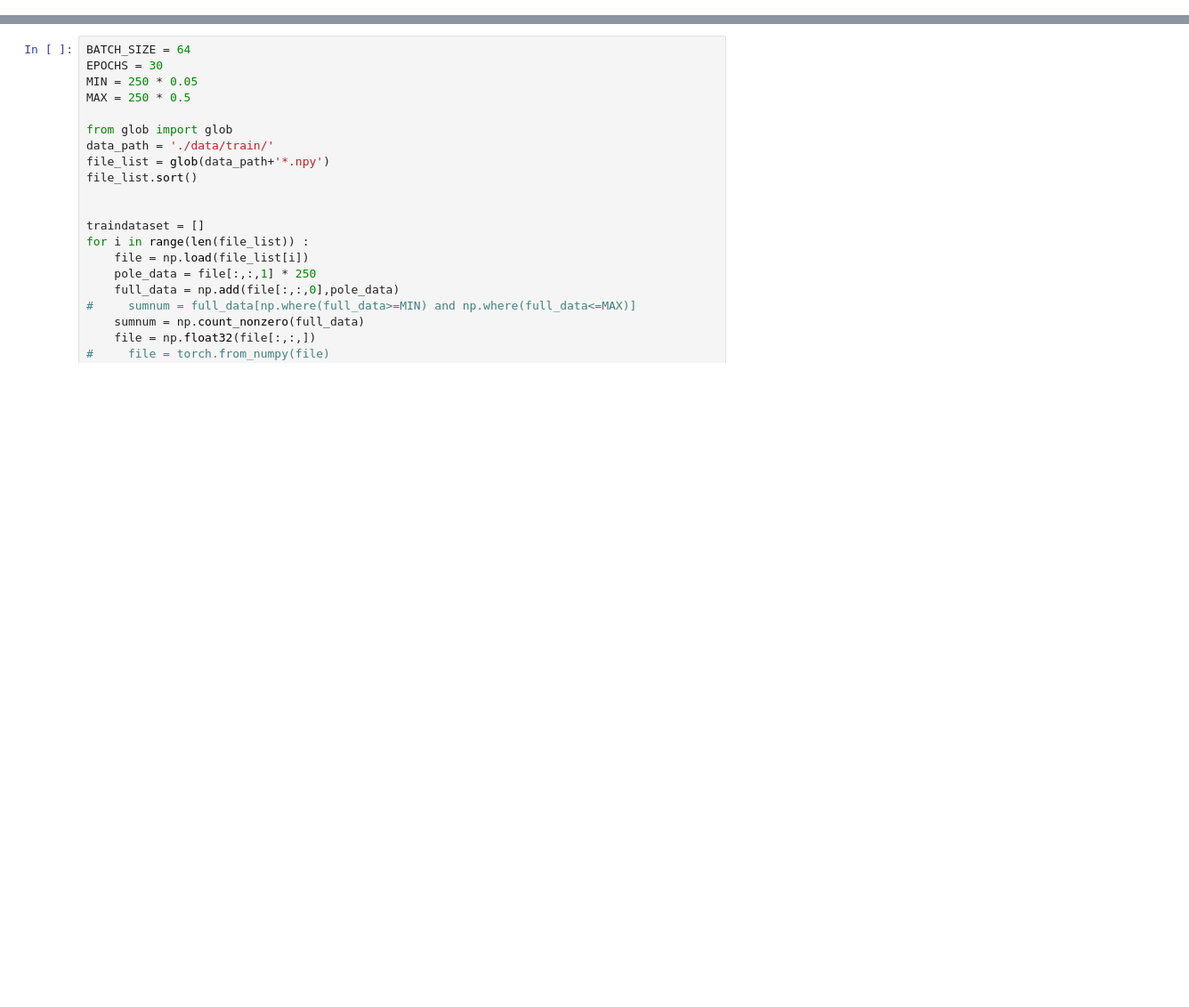
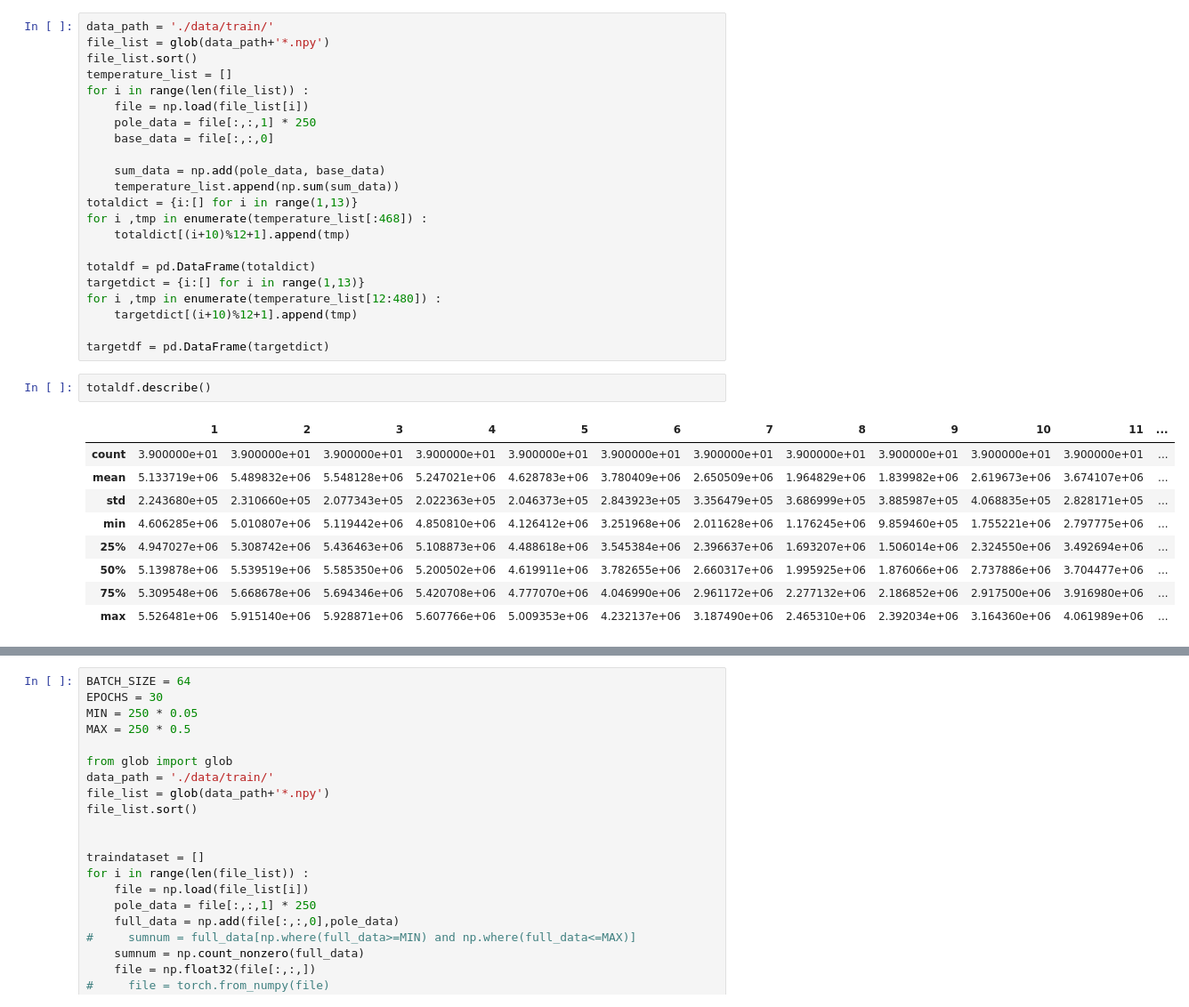
Before and after one commit to BenchleyKim/DeepDive, a Jupyter notebook: DACON/Month13/Untitled1.ipynb, the cells around one changed output, grey strips where cells are left out. Shown: that part at 89% size. Saved outputs shown, nothing was run; the diff lists cells and outputs as text; blank space fills up the shorter version.

```diff
--- a/DACON/Month13/Untitled1.ipynb
+++ b/DACON/Month13/Untitled1.ipynb
@@ -18,3 +30,37 @@ else :
 print('Using PyTorch version:', torch.__version__, ' Device:', DEVICE)
 # %% [output]
 Using PyTorch version: 1.7.1  Device: cuda
+# %%
+data_path = './data/train/'
+file_list = glob(data_path+'*.npy')
+file_list.sort()
+temperature_list = []
+for i in range(len(file_list)) :
+    file = np.load(file_list[i])
+    pole_data = file[:,:,1] * 250
+    base_data = file[:,:,0]
+
+    sum_data = np.add(pole_data, base_data)
+    temperature_list.append(np.sum(sum_data))
+totaldict = {i:[] for i in range(1,13)}
+for i ,tmp in enumerate(temperature_list[:468]) :
+    totaldict[(i+10)%12+1].append(tmp)
+
+totaldf = pd.DataFrame(totaldict)
+targetdict = {i:[] for i in range(1,13)}
+for i ,tmp in enumerate(temperature_list[12:480]) :
+    targetdict[(i+10)%12+1].append(tmp)
+
+targetdf = pd.DataFrame(targetdict)
+# %%
+totaldf.describe()
+# %% [output]
+|  | 1 | 2 | 3 | 4 | 5 | 6 | 7 | 8 | 9 | 10 | 11 | ... |
+| count | 3.900000e+01 | 3.900000e+01 | 3.900000e+01 | 3.900000e+01 | 3.900000e+01 | 3.900000e+01 | 3.900000e+01 | 3.900000e+01 | 3.900000e+01 | 3.900000e+01 | 3.900000e+01 | ... |
+| mean | 5.133719e+06 | 5.489832e+06 | 5.548128e+06 | 5.247021e+06 | 4.628783e+06 | 3.780409e+06 | 2.650509e+06 | 1.964829e+06 | 1.839982e+06 | 2.619673e+06 | 3.674107e+06 | ... |
+| std | 2.243680e+05 | 2.310660e+05 | 2.077343e+05 | 2.022363e+05 | 2.046373e+05 | 2.843923e+05 | 3.356479e+05 | 3.686999e+05 | 3.885987e+05 | 4.068835e+05 | 2.828171e+05 | ... |
+| min | 4.606285e+06 | 5.010807e+06 | 5.119442e+06 | 4.850810e+06 | 4.126412e+06 | 3.251968e+06 | 2.011628e+06 | 1.176245e+06 | 9.859460e+05 | 1.755221e+06 | 2.797775e+06 | ... |
+| 25% | 4.947027e+06 | 5.308742e+06 | 5.436463e+06 | 5.108873e+06 | 4.488618e+06 | 3.545384e+06 | 2.396637e+06 | 1.693207e+06 | 1.506014e+06 | 2.324550e+06 | 3.492694e+06 | ... |
+| 50% | 5.139878e+06 | 5.539519e+06 | 5.585350e+06 | 5.200502e+06 | 4.619911e+06 | 3.782655e+06 | 2.660317e+06 | 1.995925e+06 | 1.876066e+06 | 2.737886e+06 | 3.704477e+06 | ... |
+| 75% | 5.309548e+06 | 5.668678e+06 | 5.694346e+06 | 5.420708e+06 | 4.777070e+06 | 4.046990e+06 | 2.961172e+06 | 2.277132e+06 | 2.186852e+06 | 2.917500e+06 | 3.916980e+06 | ... |
+| max | 5.526481e+06 | 5.915140e+06 | 5.928871e+06 | 5.607766e+06 | 5.009353e+06 | 4.232137e+06 | 3.187490e+06 | 2.465310e+06 | 2.392034e+06 | 3.164360e+06 | 4.061989e+06 | ... |
```
Also changed, not shown: parts of 18 cells of this notebook, 1 other file.
